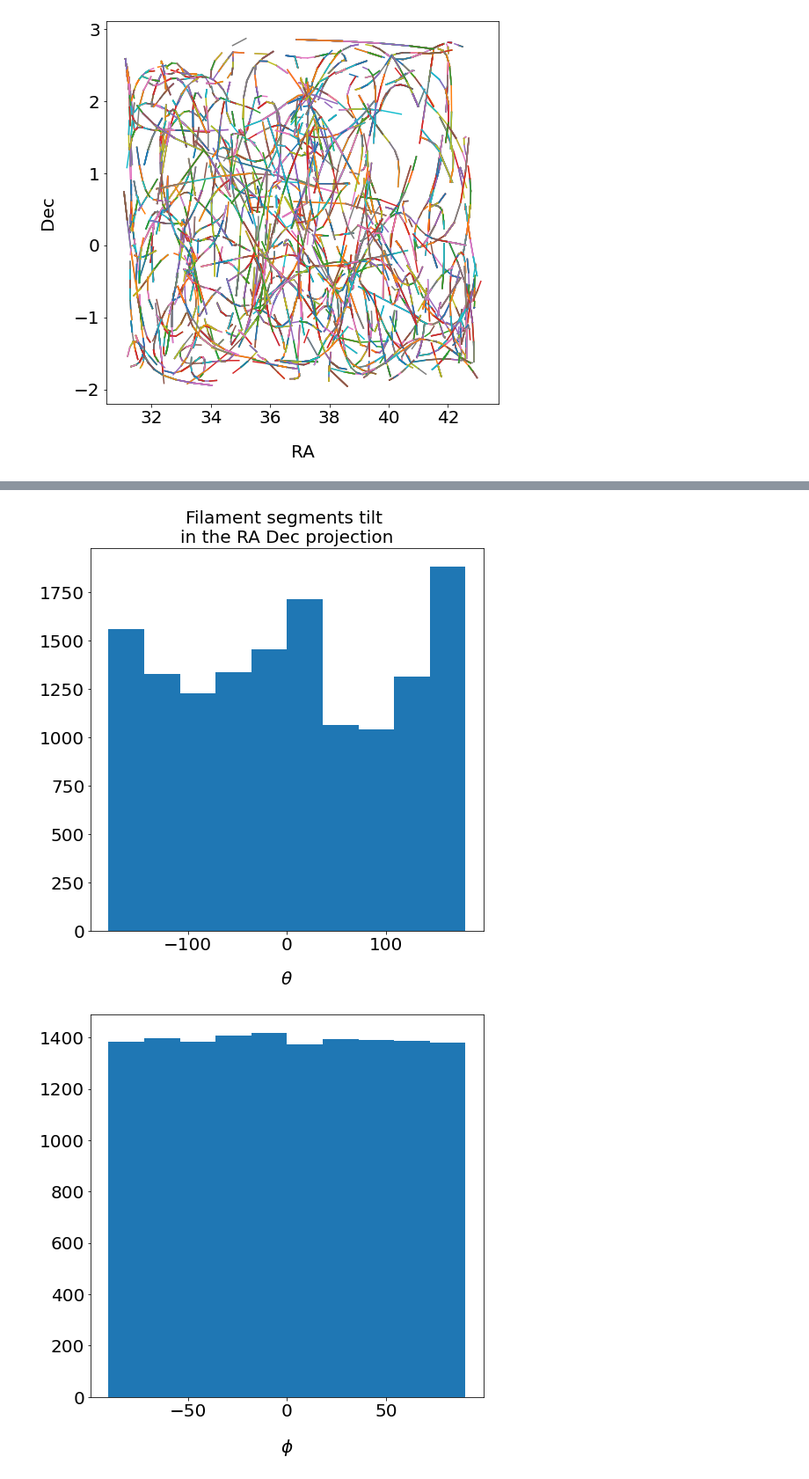
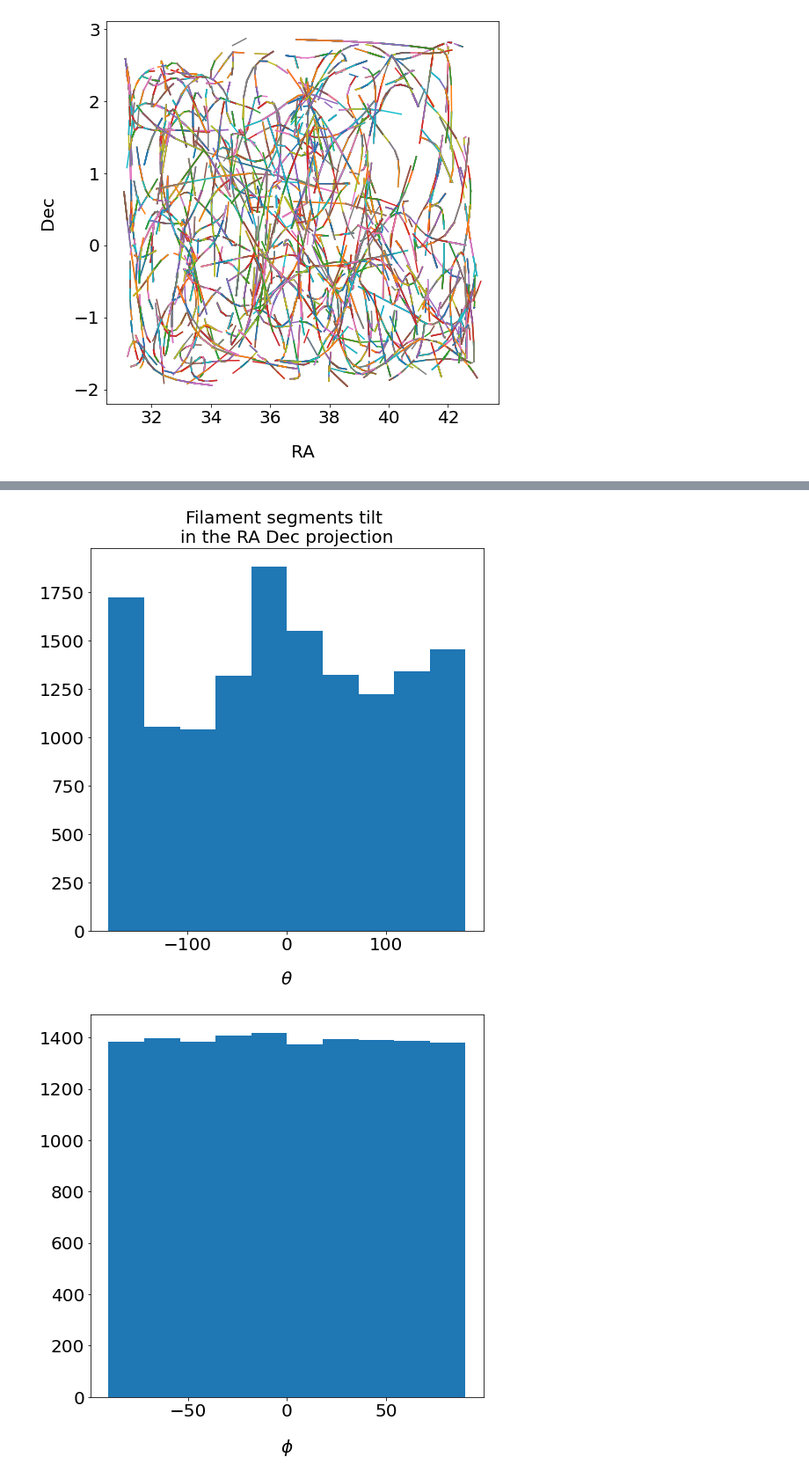
Before and after one commit to jsuarez314/alignment_desi, a Jupyter notebook: GAMA_DES_match.ipynb, the cells around one changed output, grey strips where cells are left out. Shown at 88% size. Cells and saved outputs as stored; diff of their text form; code cells hidden in the pictures.

```diff
--- a/GAMA_DES_match.ipynb
+++ b/GAMA_DES_match.ipynb
@@ -549,10 +561,18 @@ fig = pl.figure(figsize=(8,8))
 c = SkyCoord(x=fila_x_arr, y=fila_y_arr, z=fila_z_arr, unit='Mpc/h', representation_type='cartesian')
 c.representation_type = 'spherical'
 
-for ifs in ID_FILA_SEGMENTS:
+ra_fila_segment   = []
+dec_fila_segment  = []
+tilt_fila_segment = []
 
-    pl.plot([c.to_table()[ 'ra'][ifs[0]].to_value(), c.to_table()[ 'ra'][ifs[1]].to_value()],
-            [c.to_table()['dec'][ifs[0]].to_value(), c.to_table()['dec'][ifs[1]].to_value()])
+for i, ifs in enumerate(ID_FILA_SEGMENTS):
+    ra_ = [c.to_table()[ 'ra'][ifs[0]].to_value(), c.to_table()[ 'ra'][ifs[1]].to_value()]
+    dec_ = [c.to_table()['dec'][ifs[0]].to_value(), c.to_table()['dec'][ifs[1]].to_value()]
+    ra_fila_segment.append(ra_)
+    dec_fila_segment.append(dec_)
+
+    tilt_fila_segment.append( np.arctan2(dec_[0]-dec_[1], ra_[0]-ra_[1] ) )
+    pl.plot(ra_,dec_)
 
 # pl.scatter(data_match[ii_ddp1 & ii_g15 & ii_distance]['RA'],
 #            data_match[ii_ddp1 & ii_g15 & ii_distance]['DEC'], s=5)
@@ -580,12 +619,12 @@ for i in range(len(TILT_FILA_SEGMENTS_XY)):
 # %%
 fig = pl.figure(figsize=(8,8))
-_ = pl.hist(TILT_FILA_SEGMENTS_RADEC*180/np.pi)
-len(TILT_FILA_SEGMENTS_RADEC)
+_ = pl.hist(np.array(tilt_fila_segment)*180/np.pi)
+len(tilt_fila_segment)
 pl.title('Filament segments tilt \nin the RA Dec projection')
 pl.xlabel(r'$\theta$')
 pl.show()
 # %% [output]
-[figure, old version]
+[figure, new version]
 # %%
 fig = pl.figure(figsize=(8,8))
 _ = pl.hist(data_match['PHI_DES'][ii_ddp1 & ii_distance & ii_g15]*180/np.pi)
```
Also changed, not shown: parts of 15 cells of this notebook, 4 other files.
